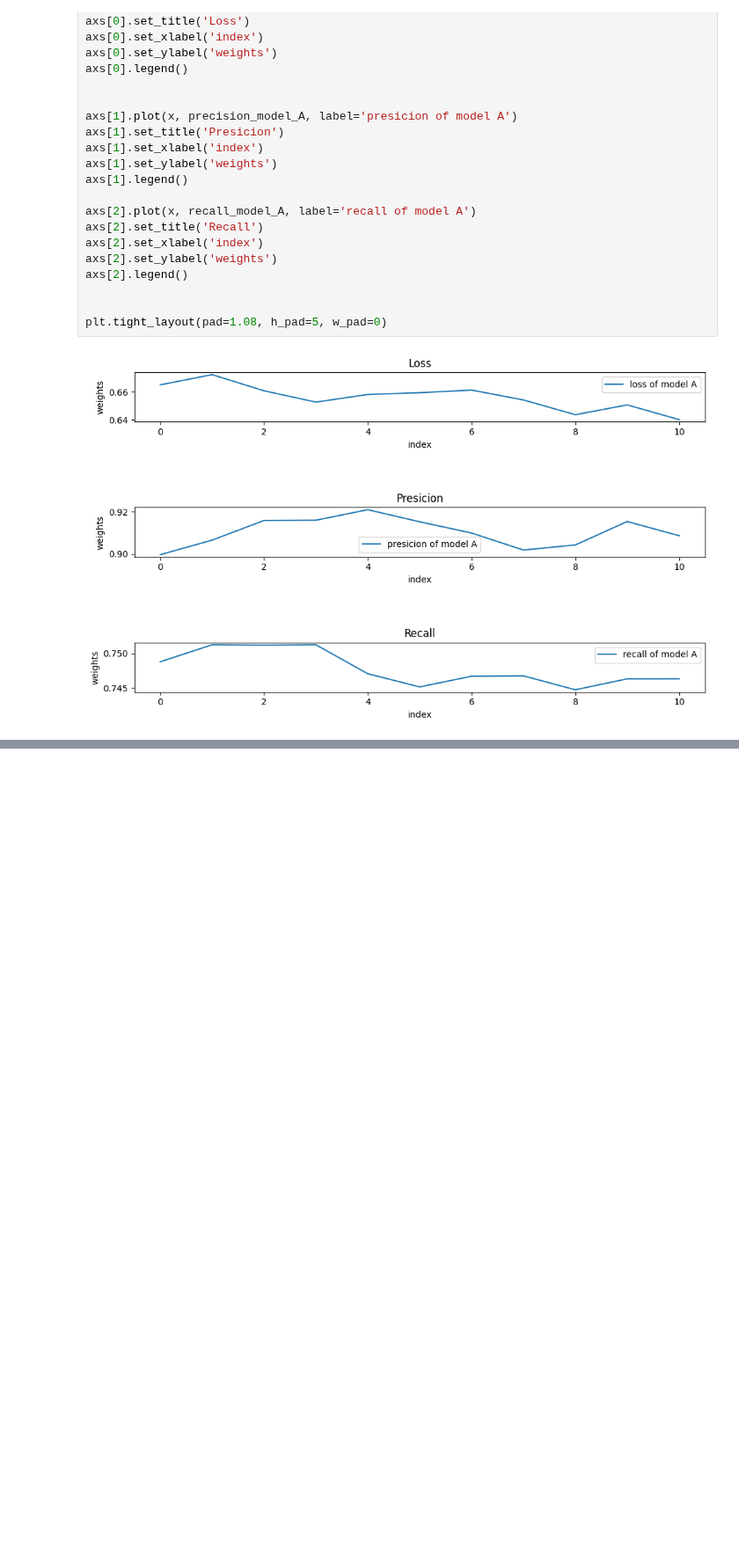
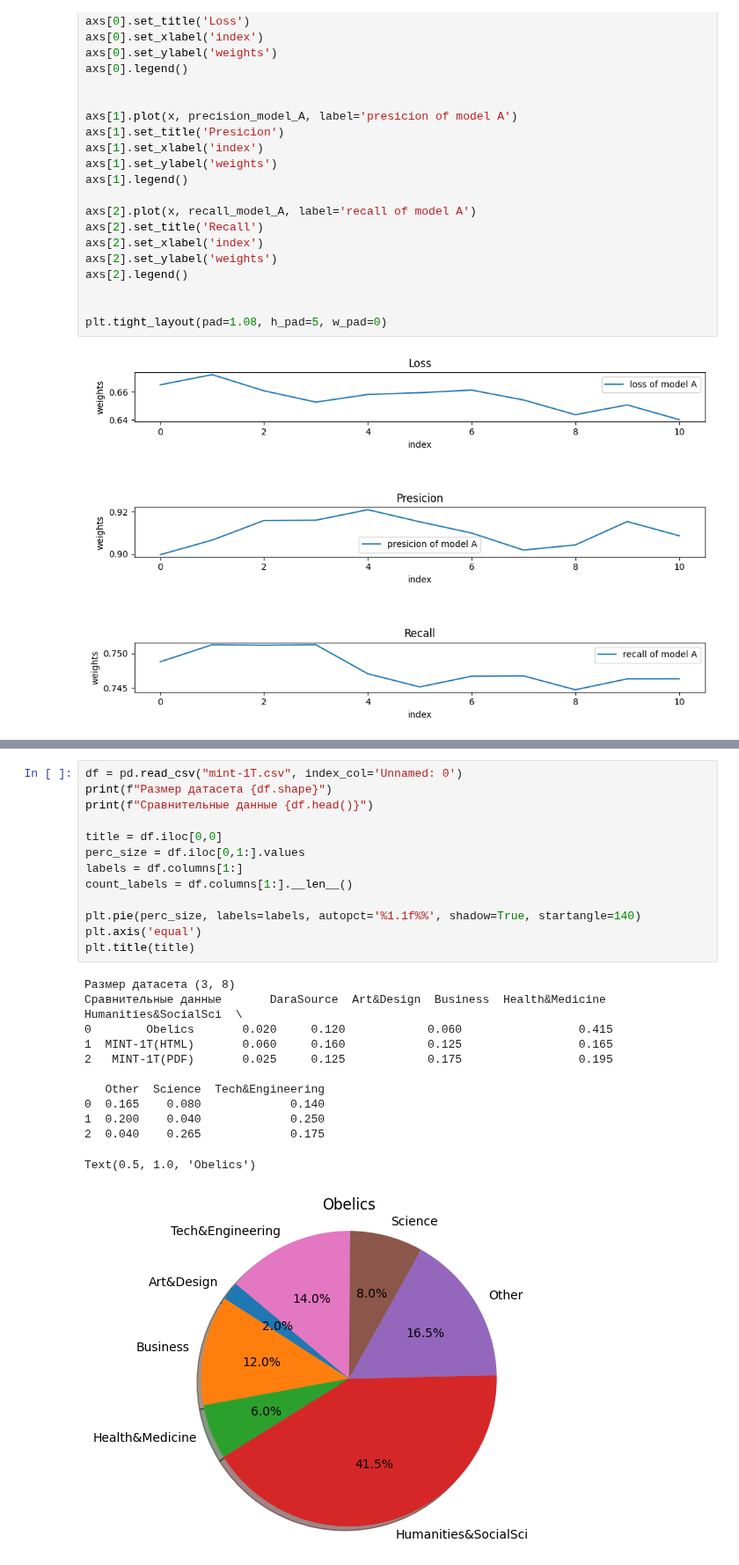
Before and after one commit to Balots/train, a Jupyter notebook: AMO/AMOL_5/AMOL_5.ipynb, the cells around one changed output, grey strips where cells are left out. Shown at 88% size. Cells and saved outputs as stored; diff of their text form; blank space fills up the shorter version.

```diff
--- a/AMO/AMOL_5/AMOL_5.ipynb
+++ b/AMO/AMOL_5/AMOL_5.ipynb
@@ -125,0 +197,26 @@ array([ 0,  1,  2,  3,  4,  5,  6,  7,  8,  9, 10])
+# %%
+df = pd.read_csv("mint-1T.csv", index_col='Unnamed: 0')
+print(f"Размер датасета {df.shape}")
+print(f"Сравнительные данные {df.head()}")
+
+title = df.iloc[0,0]
+perc_size = df.iloc[0,1:].values
+labels = df.columns[1:]
+count_labels = df.columns[1:].__len__()
+
+plt.pie(perc_size, labels=labels, autopct='%1.1f%%', shadow=True, startangle=140)
+plt.axis('equal')
+plt.title(title)
+# %% [output]
+Размер датасета (3, 8)
+Сравнительные данные       DaraSource  Art&Design  Business  Health&Medicine  Humanities&SocialSci  \
+0        Obelics       0.020     0.120            0.060                 0.415
+1  MINT-1T(HTML)       0.060     0.160            0.125                 0.165
+2   MINT-1T(PDF)       0.025     0.125            0.175                 0.195
+
+   Other  Science  Tech&Engineering
+0  0.165    0.080             0.140
+1  0.200    0.040             0.250
+2  0.040    0.265             0.175
+Text(0.5, 1.0, 'Obelics')
+[figure, added]
```
Also changed, not shown: parts of 7 cells of this notebook, 13 other files.
